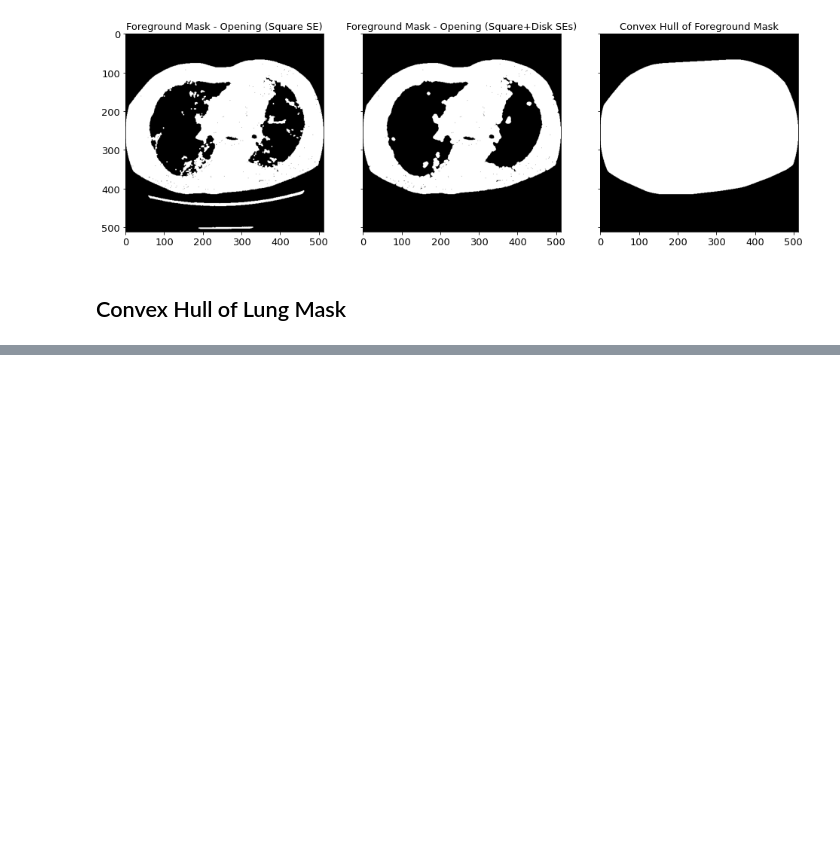
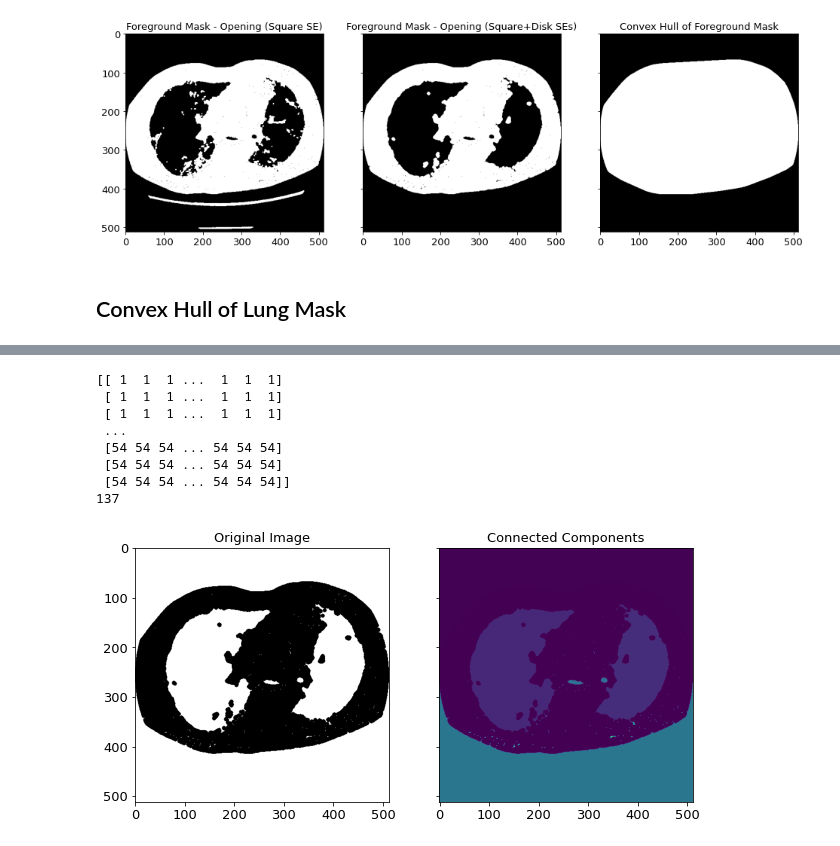
Before and after one commit to anushkahebbar/cardiac-segmentation, a Jupyter notebook: Segmentation with KMeans & Morphology Methods.ipynb, the cells around one changed output, grey strips where cells are left out. Saved outputs shown, nothing was run; the diff lists cells and outputs as text; code cells hidden in the pictures; blank space fills up the shorter version.

```diff
--- a/Rim et al. Implementation.ipynb
+++ b/Segmentation with KMeans & Morphology Methods.ipynb
@@ -249,0 +259,50 @@ enhanced = chullLungMask(procImg, ch_fg_mask, fg_threshold)
+# %%
+def chullLungMaskWithConnComp(img, fg_mask):
+    '''
+    Generate a convex hull of lung mask
+    Input: Whole chest CT image in grayscale format (512x512),
+           Convex hull of foreground mask in binary format (512x512)
+    Output: Convex hull of lung mask in binary format (512x512),
+            Intermediate heart mask in binary format (512x512)
+    '''
+    inv_fg_mask = 255 - fg_mask
+
+    labeled_image, count = label(inv_fg_mask,connectivity=2, return_num=True)
+
+    print(labeled_image)
+    print(count)
+
+    fig, axes = plt.subplots(1, 2, sharex=True, sharey=True, figsize=(10, 5))
+    axes = axes.ravel()
+
+    axes[0].set_title('Original Image')
+    axes[0].imshow(inv_fg_mask, cmap='gray')
+
+    axes[1].set_title('Connected Components')
+    axes[1].imshow(labeled_image)
+
+#     axes[2].set_title('Lung Mask')
+#     axes[2].imshow(lung_mask, cmap='gray')
+
+#     axes[3].set_title('Lung Mask - Opening (Square SE)')
+#     axes[3].imshow(lung_mask_opened, cmap='gray')
+
+#     axes[4].set_title('Lung Mask - Opening (Square+Disk SEs)')
+#     axes[4].imshow(lung_mask_opened2, cmap='gray')
+
+#     axes[5].set_title('Convex Hull of Lung Mask')
+#     axes[5].imshow(lung_mask_closed2, cmap='gray')
+
+    return labeled_image, count
+# %%
+labeled_image, count = chullLungMaskWithConnComp(procImg, fg_mask)
+# %% [output]
+[[ 1  1  1 ...  1  1  1]
+ [ 1  1  1 ...  1  1  1]
+ [ 1  1  1 ...  1  1  1]
+ ...
+ [54 54 54 ... 54 54 54]
+ [54 54 54 ... 54 54 54]
+ [54 54 54 ... 54 54 54]]
+137
+[figure, added]
```
Also changed, not shown: parts of 7 cells of this notebook.
